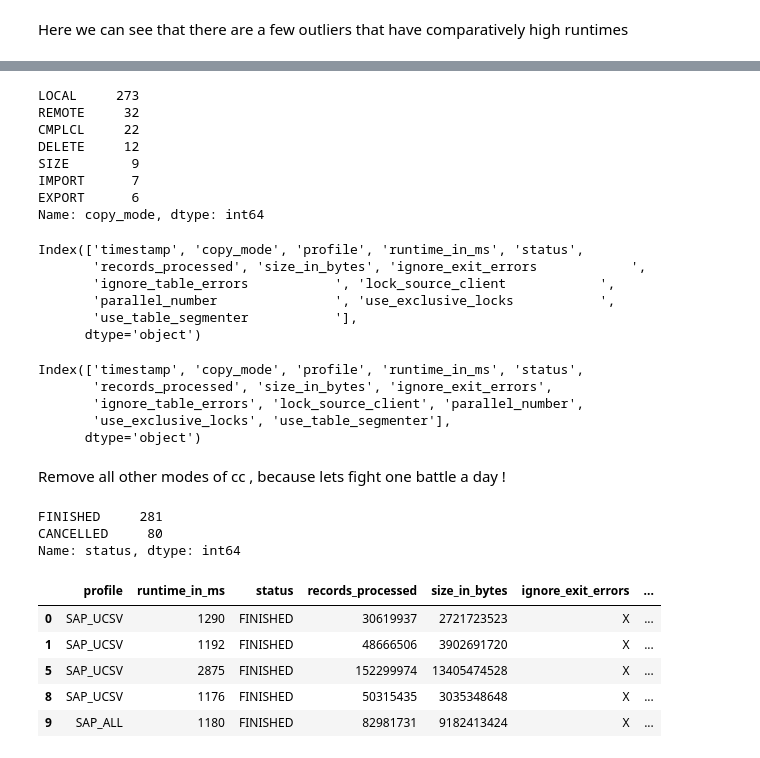
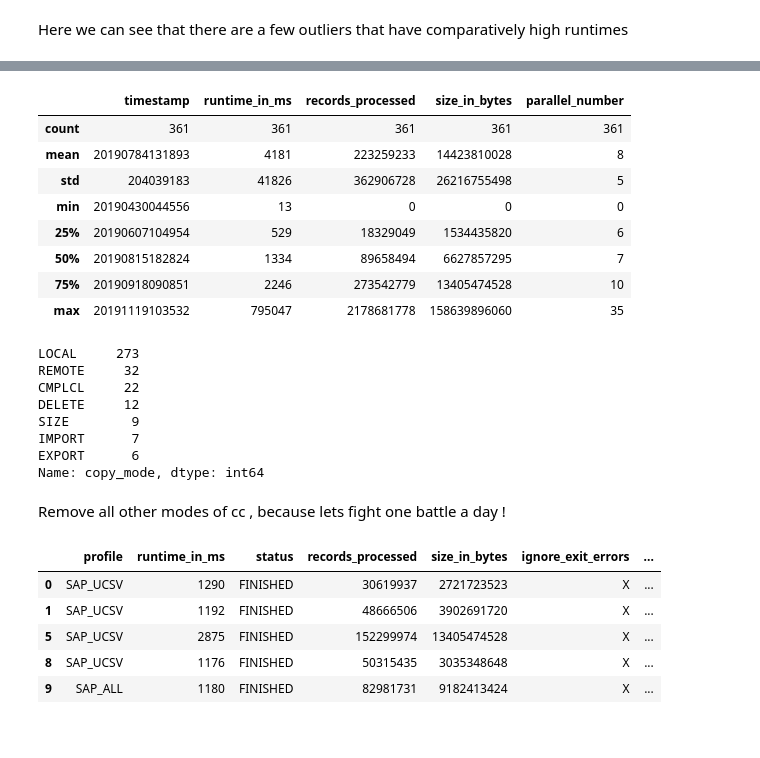
Before and after one commit to subhasisj/python-projects, a Jupyter notebook: Machine Learning Projects/Client Copy/Client Copy Data Exploration.ipynb, the cells around one changed output, grey strips where cells are left out. Saved outputs shown, nothing was run; the diff lists cells and outputs as text; code cells hidden in the pictures.

```diff
--- a/Machine Learning Projects/Client Copy/Client Copy Data Exploration.ipynb
+++ b/Machine Learning Projects/Client Copy/Client Copy Data Exploration.ipynb
@@ -151,3 +213,15 @@ Here we can see that there are a few outliers that have comparatively high runti
+# %%
+cc_data.describe()
+# %% [output]
+|  | timestamp | runtime_in_ms | records_processed | size_in_bytes | parallel_number |
+| count | 361 | 361 | 361 | 361 | 361 |
+| mean | 20190784131893 | 4181 | 223259233 | 14423810028 | 8 |
+| std | 204039183 | 41826 | 362906728 | 26216755498 | 5 |
+| min | 20190430044556 | 13 | 0 | 0 | 0 |
+| 25% | 20190607104954 | 529 | 18329049 | 1534435820 | 6 |
+| 50% | 20190815182824 | 1334 | 89658494 | 6627857295 | 7 |
+| 75% | 20190918090851 | 2246 | 273542779 | 13405474528 | 10 |
+| max | 20191119103532 | 795047 | 2178681778 | 158639896060 | 35 |
 # %%
 # Check the number of local client copy samples
 cc_data.copy_mode.value_counts()
@@ -160,44 +234,8 @@ SIZE        9
 IMPORT      7
 EXPORT      6
 Name: copy_mode, dtype: int64
-# %%
-cc_data.columns
-# %% [output]
-Index(['timestamp', 'copy_mode', 'profile', 'runtime_in_ms', 'status',
-       'records_processed', 'size_in_bytes', 'ignore_exit_errors            ',
-       'ignore_table_errors           ', 'lock_source_client            ',
-       'parallel_number               ', 'use_exclusive_locks           ',
-       'use_table_segmenter           '],
-      dtype='object')
-# %%
-cc_data.columns = cc_data.columns.str.replace(' ', '')
-cc_data.columns
-# %% [output]
-Index(['timestamp', 'copy_mode', 'profile', 'runtime_in_ms', 'status',
-       'records_processed', 'size_in_bytes', 'ignore_exit_errors',
-       'ignore_table_errors', 'lock_source_client', 'parallel_number',
-       'use_exclusive_locks', 'use_table_segmenter'],
-      dtype='object')
 # %% [markdown]
 Remove all other modes of cc , because lets fight one battle a day !
-# %%
-cc_data['status'] = cc_data['status'].str.replace(" ","")
-def remove_whitespace(x):
-    try:
-        # remove spaces inside and outside of string
-        x = "".join(x.split())
-
-    except:
-        pass
-    return x
-
-# Apply remove_whitespace to column only
-cc_data = cc_data.apply(remove_whitespace)
-cc_data.status.value_counts()
-# %% [output]
-FINISHED     281
-CANCELLED     80
-Name: status, dtype: int64
 # %%
 criteria = (cc_data.copy_mode=='LOCAL') & (cc_data.status == 'FINISHED')
 local_cc_data = cc_data.loc[criteria]
```
Also changed, not shown: parts of 30 cells of this notebook, 1 other file.
